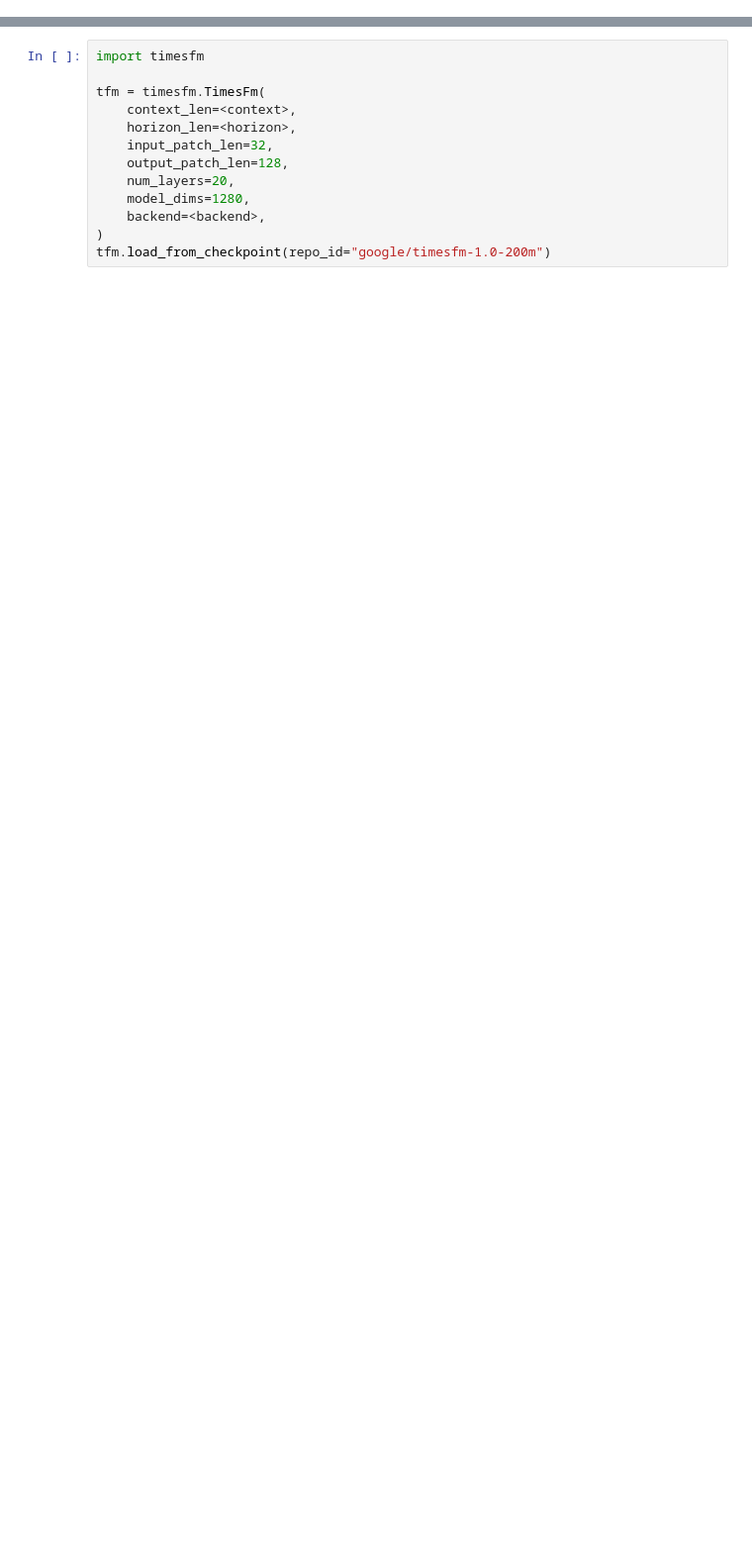
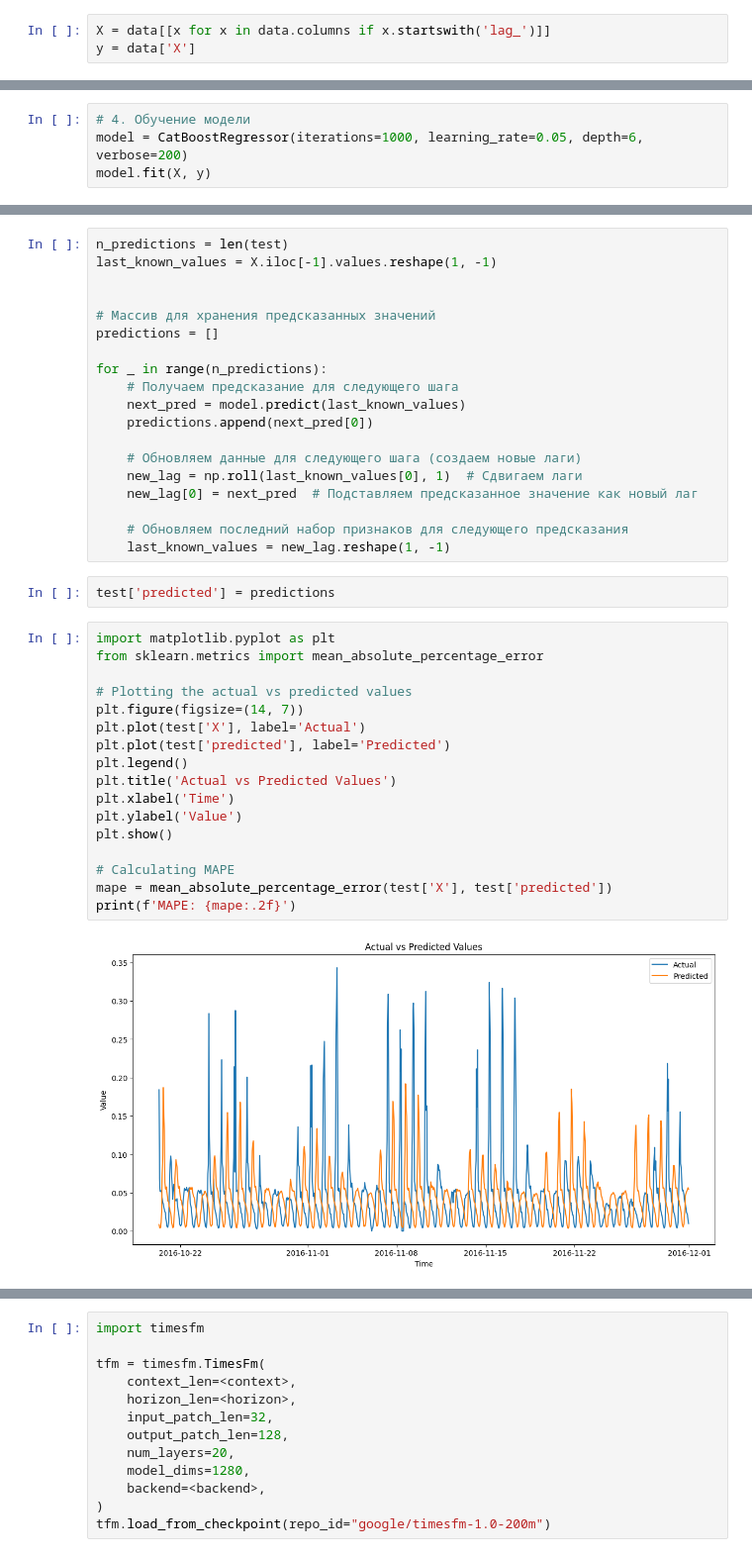
Before and after one commit to pavelhym/Bicocca_ts, a Jupyter notebook: deep_learning_model.ipynb, the cells around one changed output, grey strips where cells are left out. Shown at 99% size. Cells and saved outputs as stored; diff of their text form; blank space fills up the shorter version.

```diff
--- a/deep_learning_model.ipynb
+++ b/deep_learning_model.ipynb
@@ -37,0 +162,3 @@ test = train[-1000:]
+# %%
+X = data[[x for x in data.columns if x.startswith('lag_')]]
+y = data['X']
@@ -37,0 +171,4 @@ test = train[-1000:]
+# %%
+# 4. Обучение модели
+model = CatBoostRegressor(iterations=1000, learning_rate=0.05, depth=6, verbose=200)
+model.fit(X, y)
@@ -37,0 +183,40 @@ test = train[-1000:]
+# %%
+n_predictions = len(test)
+last_known_values = X.iloc[-1].values.reshape(1, -1)
+
+
+# Массив для хранения предсказанных значений
+predictions = []
+
+for _ in range(n_predictions):
+    # Получаем предсказание для следующего шага
+    next_pred = model.predict(last_known_values)
+    predictions.append(next_pred[0])
+
+    # Обновляем данные для следующего шага (создаем новые лаги)
+    new_lag = np.roll(last_known_values[0], 1)  # Сдвигаем лаги
+    new_lag[0] = next_pred  # Подставляем предсказанное значение как новый лаг
+
+    # Обновляем последний набор признаков для следующего предсказания
+    last_known_values = new_lag.reshape(1, -1)
+# %%
+test['predicted'] = predictions
+# %%
+import matplotlib.pyplot as plt
+from sklearn.metrics import mean_absolute_percentage_error
+
+# Plotting the actual vs predicted values
+plt.figure(figsize=(14, 7))
+plt.plot(test['X'], label='Actual')
+plt.plot(test['predicted'], label='Predicted')
+plt.legend()
+plt.title('Actual vs Predicted Values')
+plt.xlabel('Time')
+plt.ylabel('Value')
+plt.show()
+
+# Calculating MAPE
+mape = mean_absolute_percentage_error(test['X'], test['predicted'])
+print(f'MAPE: {mape:.2f}')
+# %% [output]
+[figure, added]
```
Also changed, not shown: parts of 24 cells of this notebook, 1 other file.
